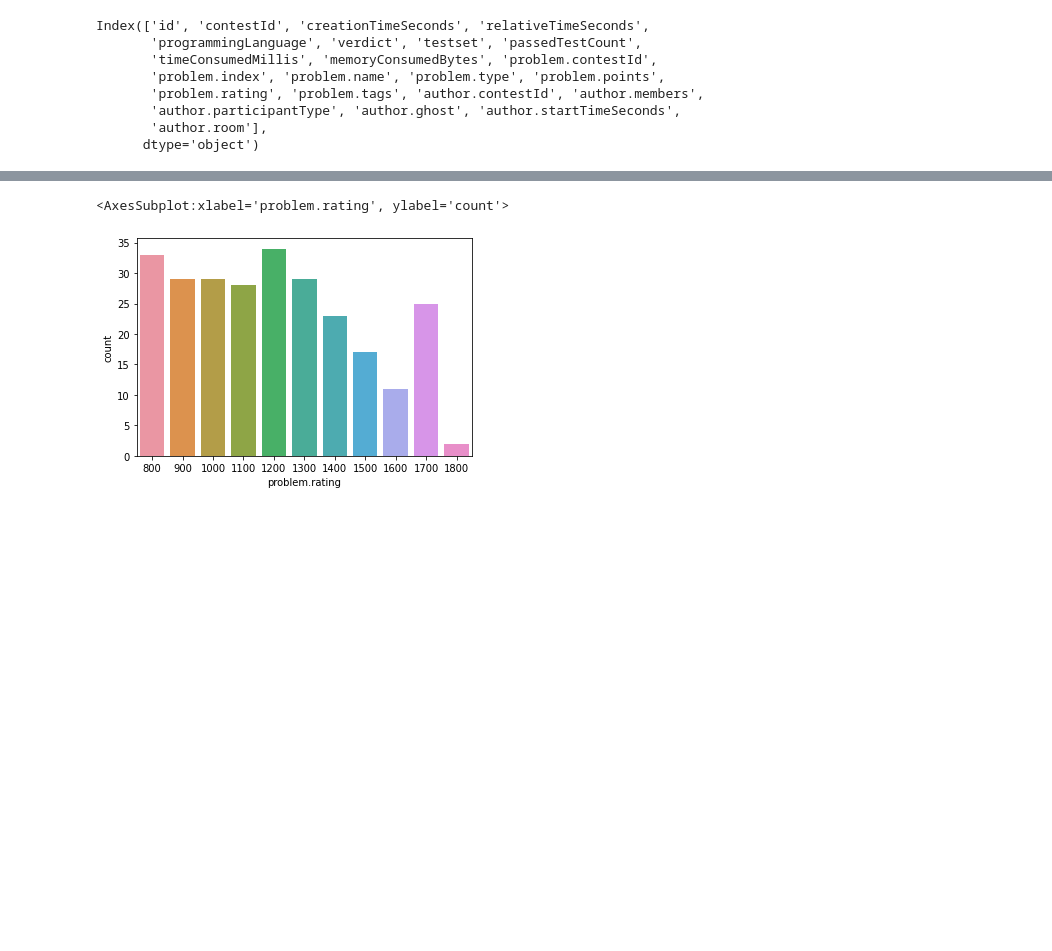
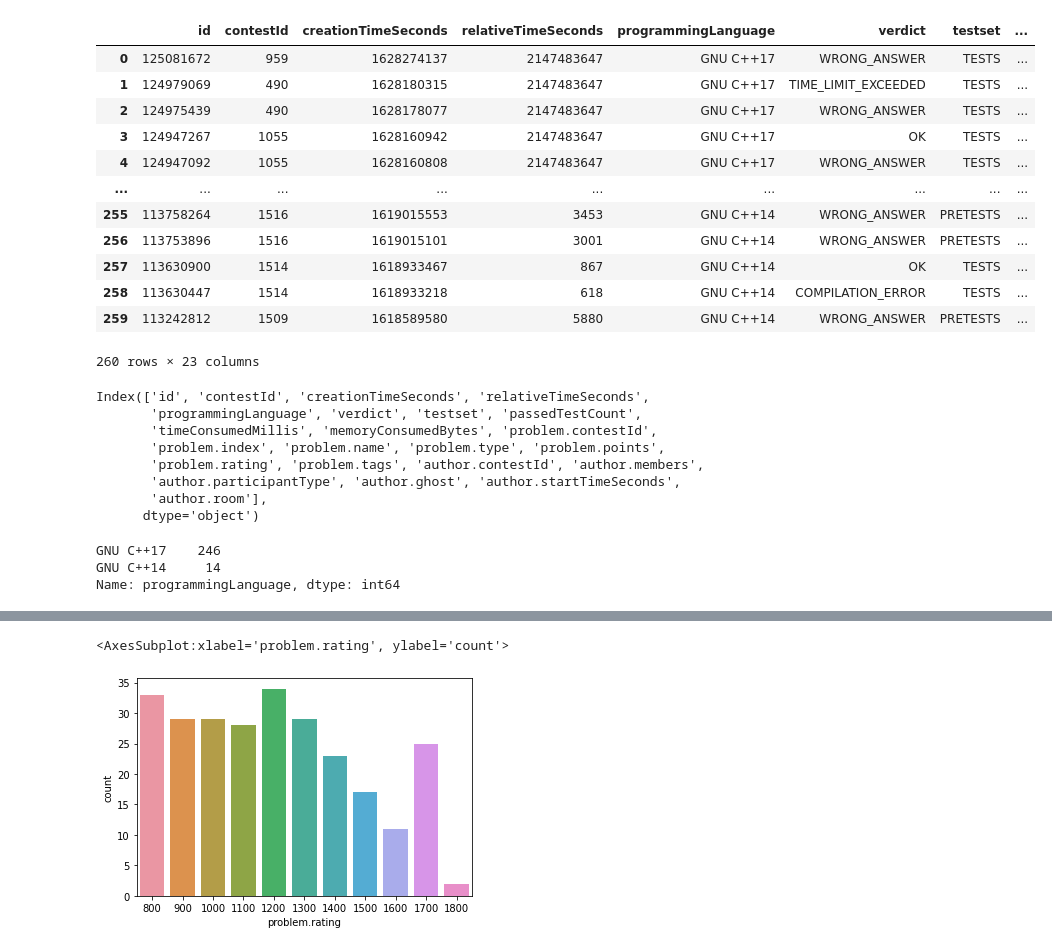
Before and after one commit to divyanshudeoli/codeforces_visualiser, a Jupyter notebook: analysis.ipynb, the cells around one changed output, grey strips where cells are left out. Saved outputs shown, nothing was run; the diff lists cells and outputs as text; code cells hidden in the pictures; blank space fills up the shorter version.

```diff
--- a/Untitled.ipynb
+++ b/analysis.ipynb
@@ -7,6 +8,22 @@ import seaborn as sns
 req=requests.get("https://codeforces.com/api/user.status?handle=ddevili")
 r=req.json()
 df=pd.json_normalize(r['result'])
+# %%
+df
+# %% [output]
+|  | id | contestId | creationTimeSeconds | relativeTimeSeconds | programmingLanguage | verdict | testset | ... |
+| 0 | 125081672 | 959 | 1628274137 | 2147483647 | GNU C++17 | WRONG_ANSWER | TESTS | ... |
+| 1 | 124979069 | 490 | 1628180315 | 2147483647 | GNU C++17 | TIME_LIMIT_EXCEEDED | TESTS | ... |
+| 2 | 124975439 | 490 | 1628178077 | 2147483647 | GNU C++17 | WRONG_ANSWER | TESTS | ... |
+| 3 | 124947267 | 1055 | 1628160942 | 2147483647 | GNU C++17 | OK | TESTS | ... |
+| 4 | 124947092 | 1055 | 1628160808 | 2147483647 | GNU C++17 | WRONG_ANSWER | TESTS | ... |
+| ... | ... | ... | ... | ... | ... | ... | ... | ... |
+| 255 | 113758264 | 1516 | 1619015553 | 3453 | GNU C++14 | WRONG_ANSWER | PRETESTS | ... |
+| 256 | 113753896 | 1516 | 1619015101 | 3001 | GNU C++14 | WRONG_ANSWER | PRETESTS | ... |
+| 257 | 113630900 | 1514 | 1618933467 | 867 | GNU C++14 | OK | TESTS | ... |
+| 258 | 113630447 | 1514 | 1618933218 | 618 | GNU C++14 | COMPILATION_ERROR | TESTS | ... |
+| 259 | 113242812 | 1509 | 1618589580 | 5880 | GNU C++14 | WRONG_ANSWER | PRETESTS | ... |
+260 rows × 23 columns
 # %%
 df.columns
 # %% [output]
@@ -18,3 +35,9 @@ Index(['id', 'contestId', 'creationTimeSeconds', 'relativeTimeSeconds',
        'author.participantType', 'author.ghost', 'author.startTimeSeconds',
        'author.room'],
       dtype='object')
+# %%
+df['programmingLanguage'].value_counts()
+# %% [output]
+GNU C++17    246
+GNU C++14     14
+Name: programmingLanguage, dtype: int64
```
Also changed, not shown: parts of 6 cells of this notebook, 2 other files.
